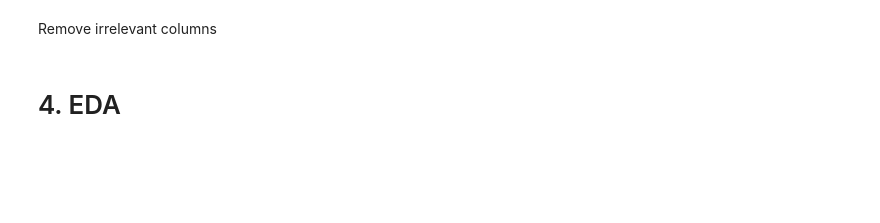
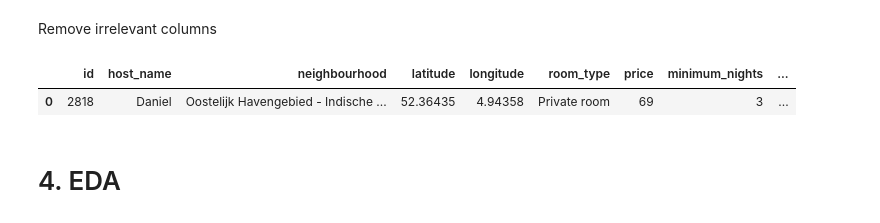
Before and after one commit to elsayedelmandoh/Airbnb-Listing-EDA, a Jupyter notebook: airbnb_listings_eda.ipynb, the cells around one changed output. Cells and saved outputs as stored; diff of their text form; code cells hidden in the pictures; blank space fills up the shorter version.

```diff
--- a/airbnb_listings_eda.ipynb
+++ b/airbnb_listings_eda.ipynb
@@ -190,3 +190,8 @@ df.drop(['last_review', 'id', 'name', 'host_id'], axis=1, inplace=True)
+# %%
+df.head(1)
+# %% [output]
+|  | id | host_name | neighbourhood | latitude | longitude | room_type | price | minimum_nights | ... |
+| 0 | 2818 | Daniel | Oostelijk Havengebied - Indische ... | 52.36435 | 4.94358 | Private room | 69 | 3 | ... |
 # %% [markdown]
 # 4. EDA
 # %%
```
Also changed, not shown: parts of 8 cells of this notebook.
